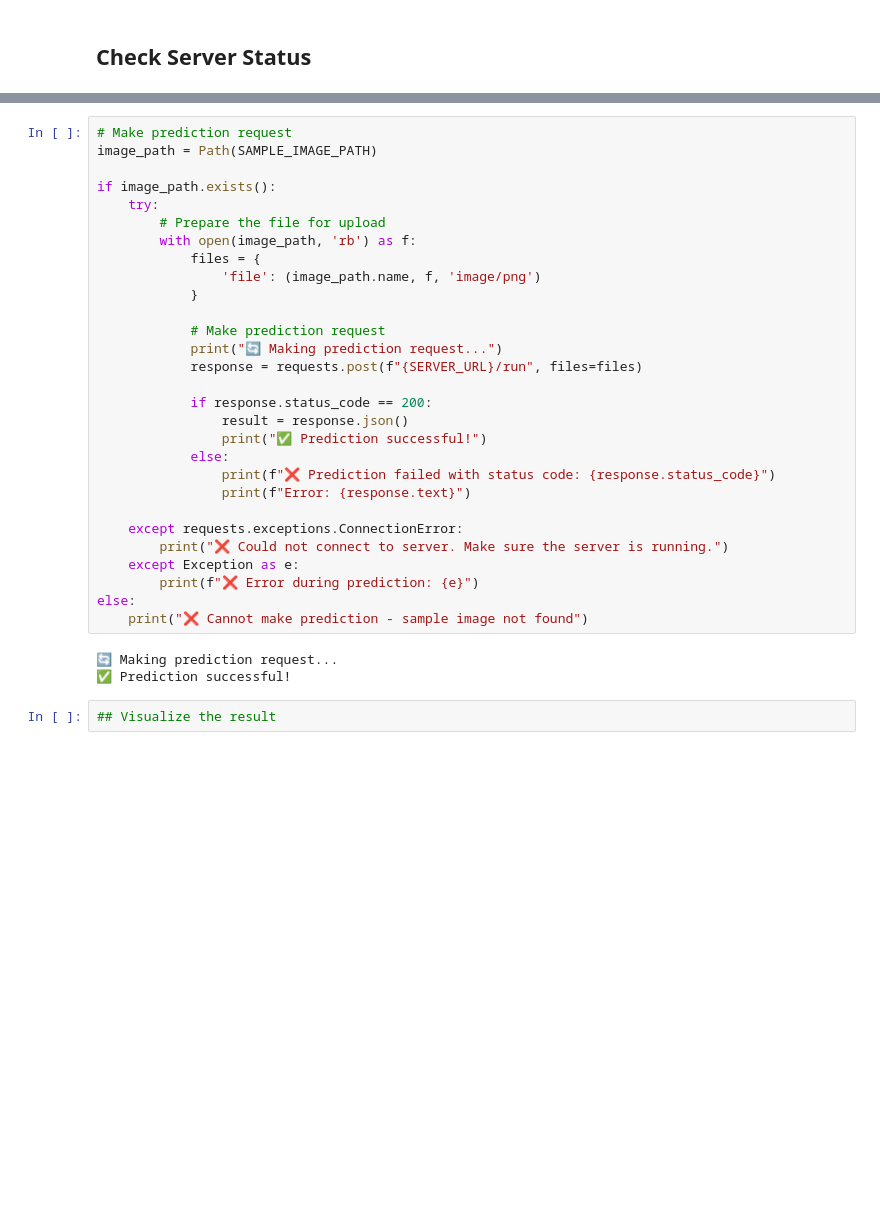
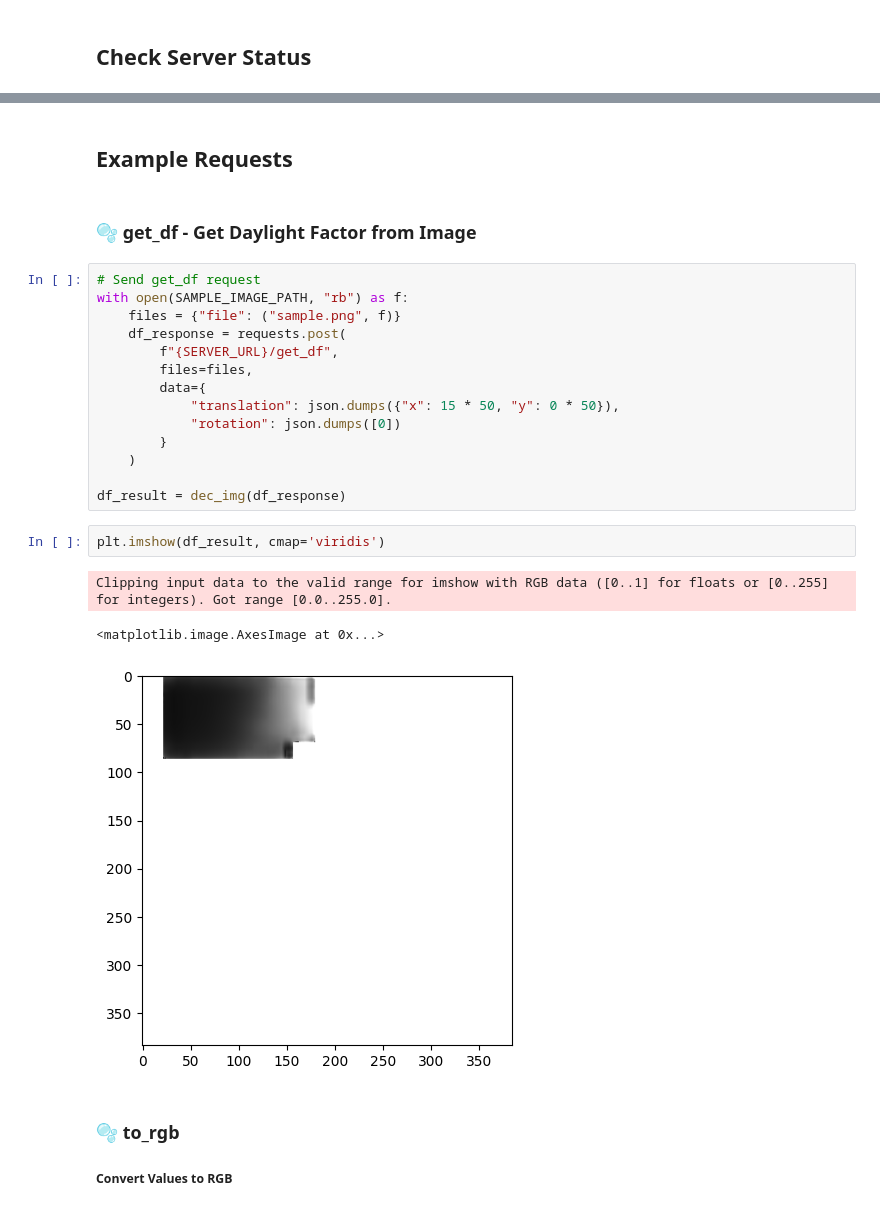
Before and after one commit to upskiller-xyz/server_lux, a Jupyter notebook: example/demo.ipynb, the cells around one changed output, grey strips where cells are left out. Cells and saved outputs as stored; diff of their text form; blank space fills up the shorter version.

```diff
--- a/example/demo.ipynb
+++ b/example/demo.ipynb
@@ -44,34 +80,27 @@ Server Status:
-# %%
-# Make prediction request
-image_path = Path(SAMPLE_IMAGE_PATH)
-
-if image_path.exists():
-    try:
-        # Prepare the file for upload
-        with open(image_path, 'rb') as f:
-            files = {
-                'file': (image_path.name, f, 'image/png')
-            }
-
-            # Make prediction request
-            print("🔄 Making prediction request...")
-            response = requests.post(f"{SERVER_URL}/run", files=files)
-
-            if response.status_code == 200:
-                result = response.json()
-                print("✅ Prediction successful!")
-            else:
-                print(f"❌ Prediction failed with status code: {response.status_code}")
-                print(f"Error: {response.text}")
-
-    except requests.exceptions.ConnectionError:
-        print("❌ Could not connect to server. Make sure the server is running.")
-    except Exception as e:
-        print(f"❌ Error during prediction: {e}")
-else:
-    print("❌ Cannot make prediction - sample image not found")
-# %% [output]
-🔄 Making prediction request...
-✅ Prediction successful!
-# %%
-## Visualize the result
+# %% [markdown]
+## Example Requests
+# %% [markdown]
+### 🫧 get_df - Get Daylight Factor from Image
+# %%
+# Send get_df request
+with open(SAMPLE_IMAGE_PATH, "rb") as f:
+    files = {"file": ("sample.png", f)}
+    df_response = requests.post(
+        f"{SERVER_URL}/get_df",
+        files=files,
+        data={
+            "translation": json.dumps({"x": 15 * 50, "y": 0 * 50}),
+            "rotation": json.dumps([0])
+        }
+    )
+
+df_result = dec_img(df_response)
+# %%
+plt.imshow(df_result, cmap='viridis')
+# %% [output]
+Clipping input data to the valid range for imshow with RGB data ([0..1] for floats or [0..255] for integers). Got range [0.0..255.0].
+<matplotlib.image.AxesImage at 0x...>
+[figure, added]
+# %% [markdown]
+### 🫧 to_rgb
+##### Convert Values to RGB
```
Also changed, not shown: parts of 12 cells of this notebook, 14 other files.
